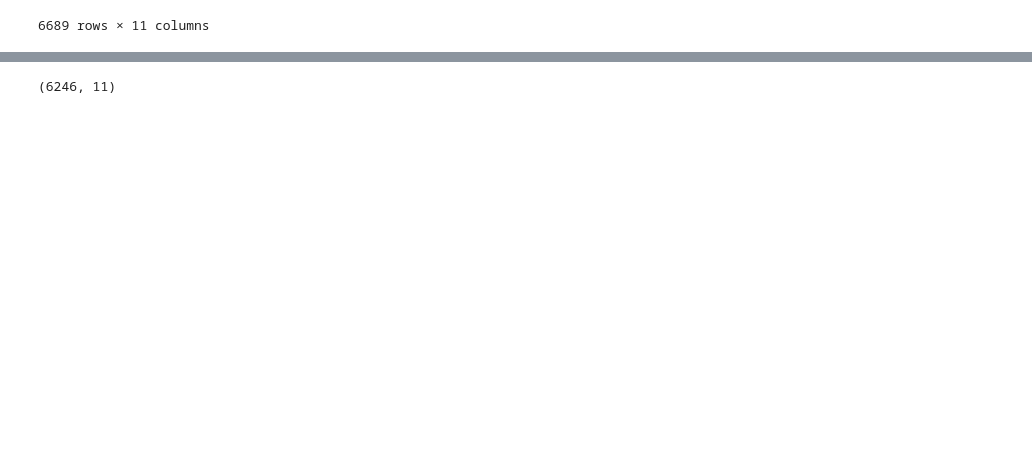
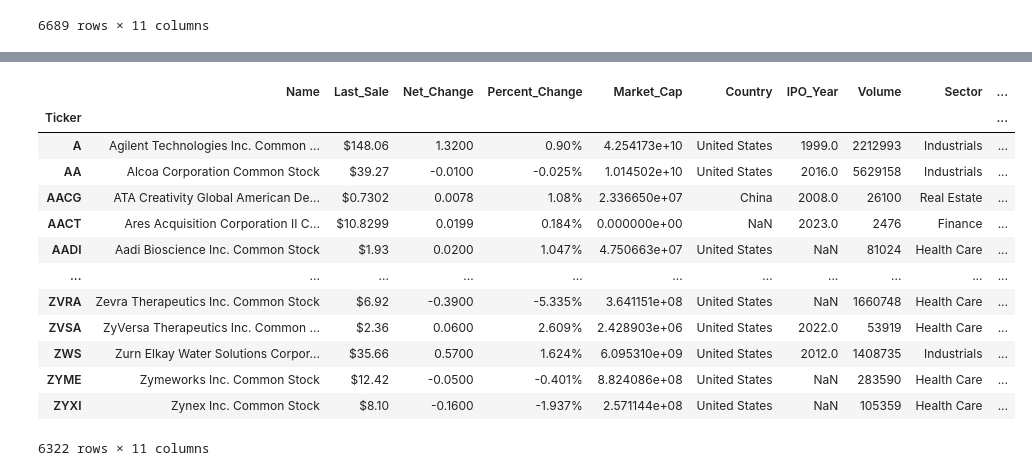
Before and after one commit to MatthewAdner/union_sif_quant_trading, a Jupyter notebook: data/company_data/nasdaq_data_cleaning.ipynb, the cells around one changed output, grey strips where cells are left out. Drawn from its saved outputs; the diff is of its cells as text; code cells hidden in the pictures; blank space fills up the shorter version.

Commit message:
cleaned up and improved data cleaning and updated company data file

```diff
--- a/data/company_data/nasdaq_data_cleaning.ipynb
+++ b/data/company_data/nasdaq_data_cleaning.ipynb
@@ -312,5 +206,14 @@ company_data_clean_filtered_unique.shape
+# %%
+# Function to keep rows with the most non-NaN values
+def keep_most_non_na(group):
+    # Count non-NaN values in each row
+    non_na_count = group.notna().sum(axis=1)
+    # Filter rows with the maximum count of non-NaN values
+    return group[non_na_count == non_na_count.max()]
 # %%
-company_data_clean_filtered_unique = pd.concat([company_data_clean_filtered_unique,duplicates_to_keep],axis=0)
-company_data_clean_filtered_unique.shape
+company_data_clean_filtered_unique = pd.DataFrame()
+for ticker in unique_ticker_list:
+    company_data_clean_filtered_unique = pd.concat([company_data_clean_filtered_unique,
+                                                   keep_most_non_na(company_data_clean_filtered.loc[[ticker],:])],
+                                                   axis=0)
+company_data_clean_filtered_unique = company_data_clean_filtered_unique.sort_index()
-# %% [output]
-(6246, 11)
@@ -323,2 +219,0 @@ len(oi_beeg)
-# %%
-pd.reset_option('all')
@@ -337,3 +219,0 @@ oi = company_data_clean_filtered.loc[
-# %%
-pd.set_option('display.max_rows',100)
-(oi[(oi['IPO_Year'].notna())].drop_duplicates().sort_index())
@@ -357,0 +220,28 @@ yf.Ticker('PSA').fast_info['marketCap']
+# %%
+# tickers that appear more than once
+repeated_index = company_data_clean_filtered_unique.index[company_data_clean_filtered_unique.index.duplicated(keep=False)]
+
+# subset of the DataFrame with only the repeated index values
+subset_df = company_data_clean_filtered_unique.loc[repeated_index].drop_duplicates()
+
+# gets list of duplicate tickers
+duplicate_tickers = list(set(subset_df.index))
+
+# removes them
+company_data_clean_filtered_unique = company_data_clean_filtered_unique.drop(index=duplicate_tickers,errors='ignore')
+display(company_data_clean_filtered_unique)
+# %% [output]
+|  | Name | Last_Sale | Net_Change | Percent_Change | Market_Cap | Country | IPO_Year | Volume | Sector | ... |
+| Ticker |  |  |  |  |  |  |  |  |  | ... |
+| A | Agilent Technologies Inc. Common ... | $148.06 | 1.3200 | 0.90% | 4.254173e+10 | United States | 1999.0 | 2212993 | Industrials | ... |
+| AA | Alcoa Corporation Common Stock | $39.27 | -0.0100 | -0.025% | 1.014502e+10 | United States | 2016.0 | 5629158 | Industrials | ... |
+| AACG | ATA Creativity Global American De... | $0.7302 | 0.0078 | 1.08% | 2.336650e+07 | China | 2008.0 | 26100 | Real Estate | ... |
+| AACT | Ares Acquisition Corporation II C... | $10.8299 | 0.0199 | 0.184% | 0.000000e+00 | NaN | 2023.0 | 2476 | Finance | ... |
+| AADI | Aadi Bioscience Inc. Common Stock | $1.93 | 0.0200 | 1.047% | 4.750663e+07 | United States | NaN | 81024 | Health Care | ... |
+| ... | ... | ... | ... | ... | ... | ... | ... | ... | ... | ... |
+| ZVRA | Zevra Therapeutics Inc. Common Stock | $6.92 | -0.3900 | -5.335% | 3.641151e+08 | United States | NaN | 1660748 | Health Care | ... |
+| ZVSA | ZyVersa Therapeutics Inc. Common ... | $2.36 | 0.0600 | 2.609% | 2.428903e+06 | United States | 2022.0 | 53919 | Health Care | ... |
+| ZWS | Zurn Elkay Water Solutions Corpor... | $35.66 | 0.5700 | 1.624% | 6.095310e+09 | United States | 2012.0 | 1408735 | Industrials | ... |
+| ZYME | Zymeworks Inc. Common Stock | $12.42 | -0.0500 | -0.401% | 8.824086e+08 | United States | NaN | 283590 | Health Care | ... |
+| ZYXI | Zynex Inc. Common Stock | $8.10 | -0.1600 | -1.937% | 2.571144e+08 | United States | NaN | 105359 | Health Care | ... |
+6322 rows × 11 columns
```
Also changed, not shown: parts of 34 cells of this notebook, 1 other file.
